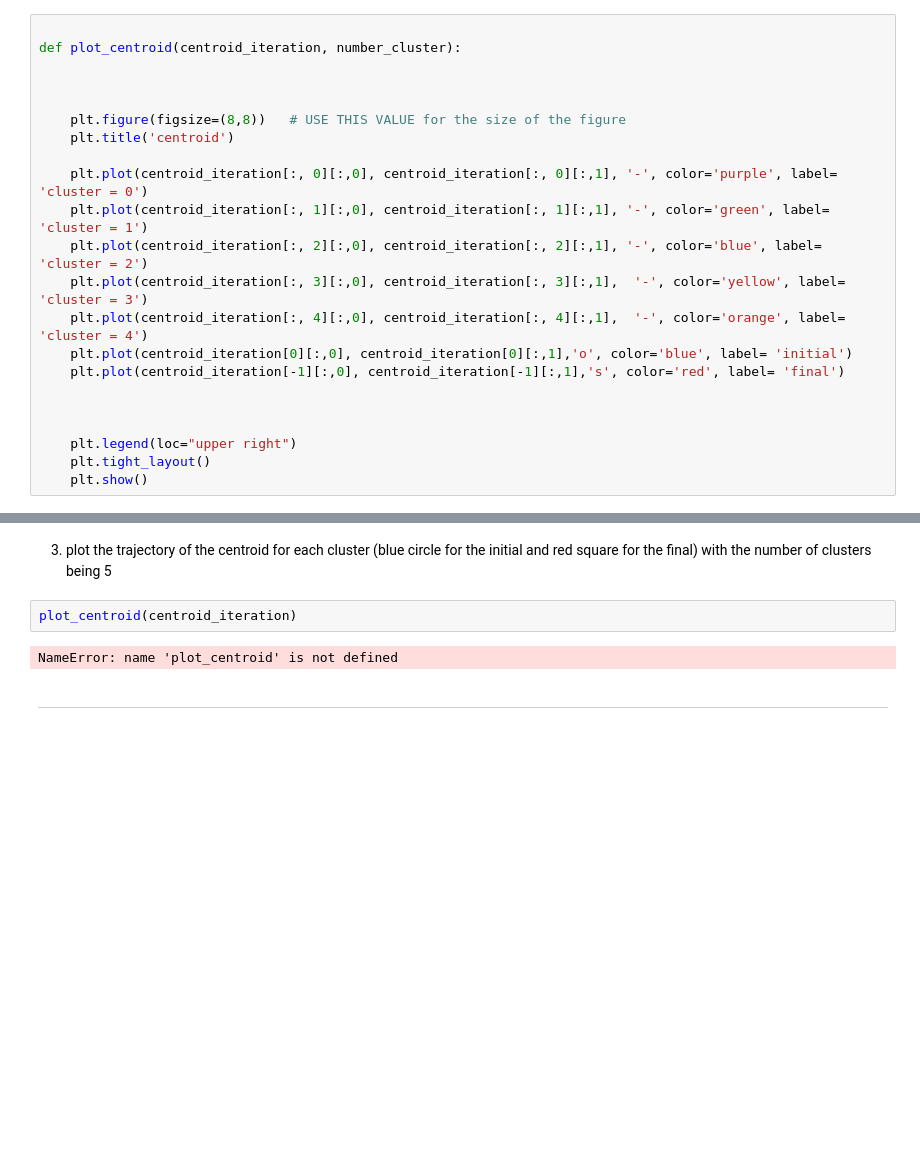
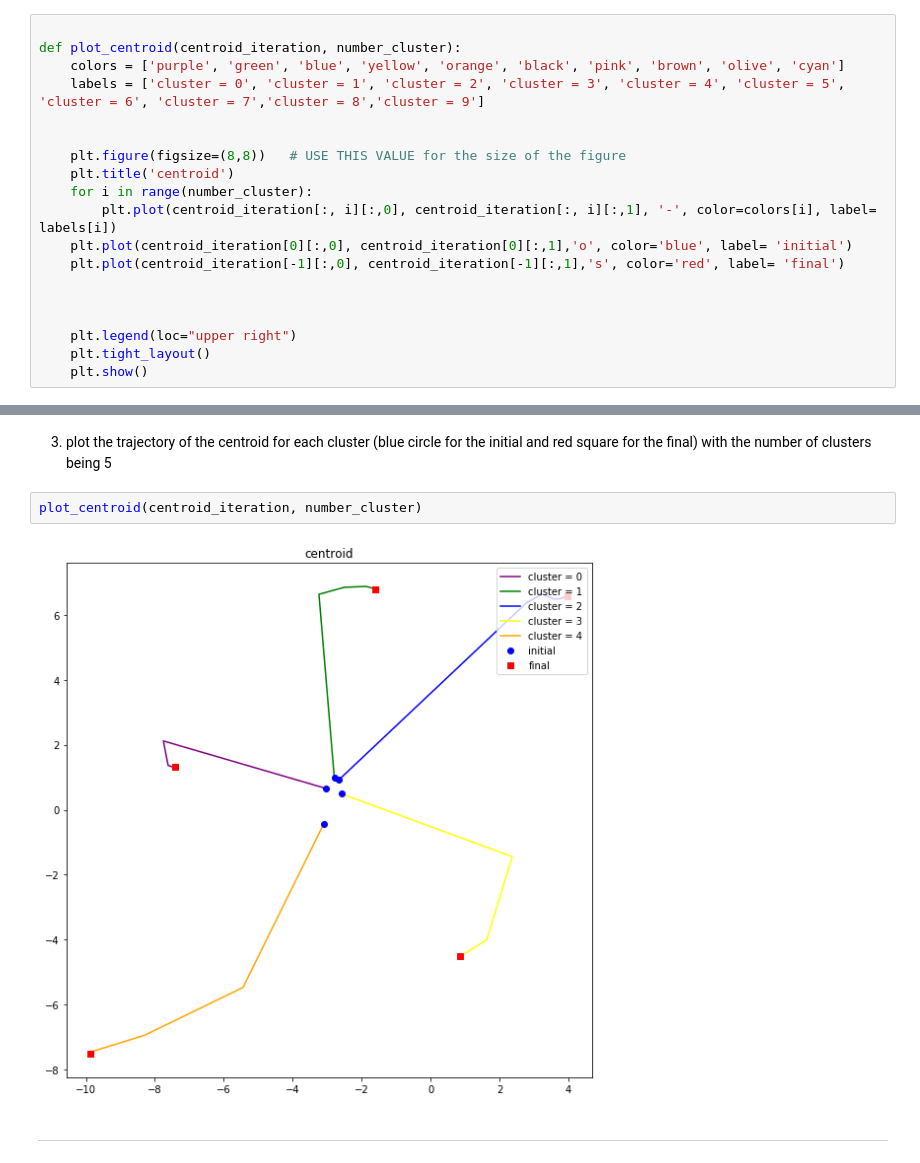
Before and after one commit to chan0139/assignment-machine-learning, a Jupyter notebook: 11/assignment_11.ipynb, the cells around one changed output, grey strips where cells are left out. Drawn from its saved outputs; the diff is of its cells as text; blank space fills up the shorter version.

```diff
--- a/11/assignment_11.ipynb
+++ b/11/assignment_11.ipynb
@@ -227,17 +192,14 @@ def plot_loss_curve(loss_iteration):
 # %%
 
 def plot_centroid(centroid_iteration, number_cluster):
-
+    colors = ['purple', 'green', 'blue', 'yellow', 'orange', 'black', 'pink', 'brown', 'olive', 'cyan']
+    labels = ['cluster = 0', 'cluster = 1', 'cluster = 2', 'cluster = 3', 'cluster = 4', 'cluster = 5', 'cluster = 6', 'cluster = 7','cluster = 8','cluster = 9']
 
 
     plt.figure(figsize=(8,8))   # USE THIS VALUE for the size of the figure
     plt.title('centroid')
-
-    plt.plot(centroid_iteration[:, 0][:,0], centroid_iteration[:, 0][:,1], '-', color='purple', label= 'cluster = 0')
-    plt.plot(centroid_iteration[:, 1][:,0], centroid_iteration[:, 1][:,1], '-', color='green', label= 'cluster = 1')
-    plt.plot(centroid_iteration[:, 2][:,0], centroid_iteration[:, 2][:,1], '-', color='blue', label= 'cluster = 2')
-    plt.plot(centroid_iteration[:, 3][:,0], centroid_iteration[:, 3][:,1],  '-', color='yellow', label= 'cluster = 3')
-    plt.plot(centroid_iteration[:, 4][:,0], centroid_iteration[:, 4][:,1],  '-', color='orange', label= 'cluster = 4')
+    for i in range(number_cluster):
+        plt.plot(centroid_iteration[:, i][:,0], centroid_iteration[:, i][:,1], '-', color=colors[i], label= labels[i])
     plt.plot(centroid_iteration[0][:,0], centroid_iteration[0][:,1],'o', color='blue', label= 'initial')
     plt.plot(centroid_iteration[-1][:,0], centroid_iteration[-1][:,1],'s', color='red', label= 'final')
 
@@ -289,9 +243,9 @@ plot_loss_curve(loss_iteration)
 # %% [markdown]
 3. plot the trajectory of the centroid for each cluster (blue circle for the initial and red square for the final) with the number of clusters being 5
 # %%
-plot_centroid(centroid_iteration)
+plot_centroid(centroid_iteration, number_cluster)
 # %% [output]
-NameError: name 'plot_centroid' is not defined
+[figure, added]
 # %% [markdown]
 ***
 # %% [markdown]
```
Also changed, not shown: parts of 14 cells of this notebook.
